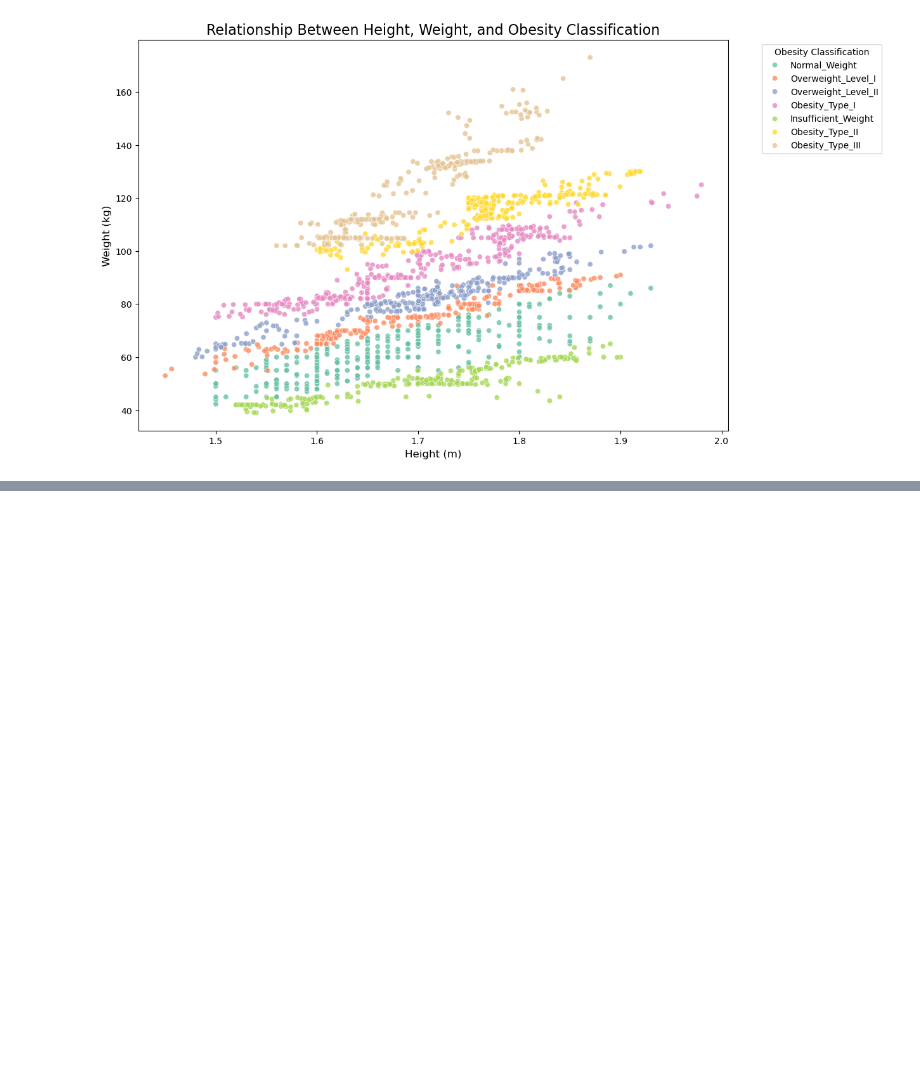
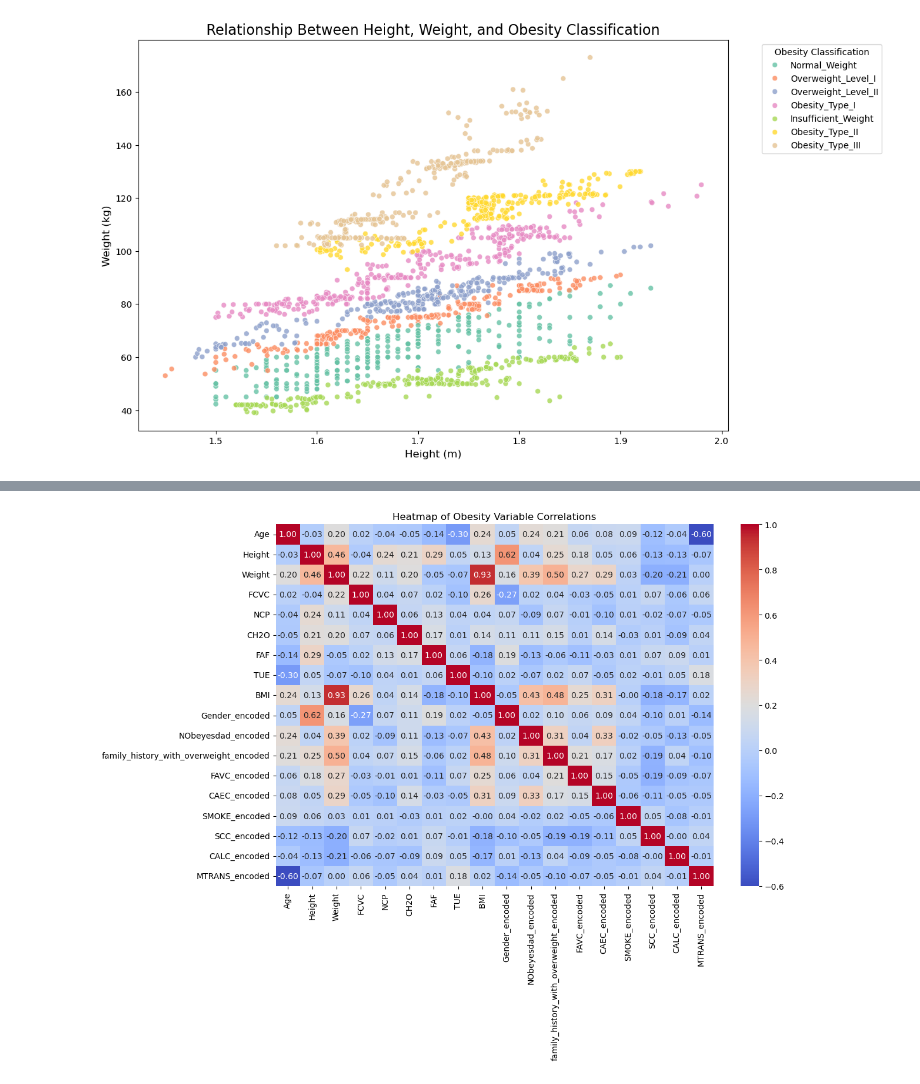
Before and after one commit to ngoqbrian/Obesity-Risk-Scoring-Enhancing-Health-Insurance-Plans, a Jupyter notebook: Brian Ngo/src/Obesity_Brian.ipynb, the cells around one changed output, grey strips where cells are left out. Saved outputs shown, nothing was run; the diff lists cells and outputs as text; code cells hidden in the pictures; blank space fills up the shorter version.

Commit message:
Update Figures

```diff
--- a/Brian Ngo/src/Obesity_Brian.ipynb
+++ b/Brian Ngo/src/Obesity_Brian.ipynb
@@ -134,3 +152,9 @@ plt.legend(title='Obesity Classification', bbox_to_anchor=(1.05, 1), loc='upper
 plt.show()
 # %% [output]
 [figure]
+# %%
+# Calculate BMI using the formula and add it as a new column
+data['BMI'] = data['Weight'] / (data['Height'] ** 2)
+
+# Preview the dataset with the new column
+print(data.head())
@@ -136,0 +179,7 @@ plt.show()
+# %%
+# Check data types of all columns
+print(data.dtypes)
+
+# Identify ccategorical columns
+categorical_columns = data.select_dtypes(exclude='number').columns
+print("categorical_columns", categorical_columns)
@@ -136,0 +204,19 @@ plt.show()
+# %%
+from sklearn.preprocessing import LabelEncoder
+
+# Encode all non-numeric columns
+label_encoder = LabelEncoder()
+for column in categorical_columns:
+    data[column + '_encoded'] = label_encoder.fit_transform(data[column])
+
+# Recalculate the correlation matrix with encoded columns
+numeric_data_with_encoded = data.select_dtypes(include='number')
+correlation_matrix = numeric_data_with_encoded.corr()
+
+# Plot the heatmap
+plt.figure(figsize=(12, 8))
+sns.heatmap(correlation_matrix, annot=True, fmt=".2f", cmap="coolwarm", cbar=True)
+plt.title('Heatmap of Obesity Variable Correlations')
+plt.show()
+# %% [output]
+[figure, added]
```
Also changed, not shown: parts of 14 cells of this notebook, 4 other files.
